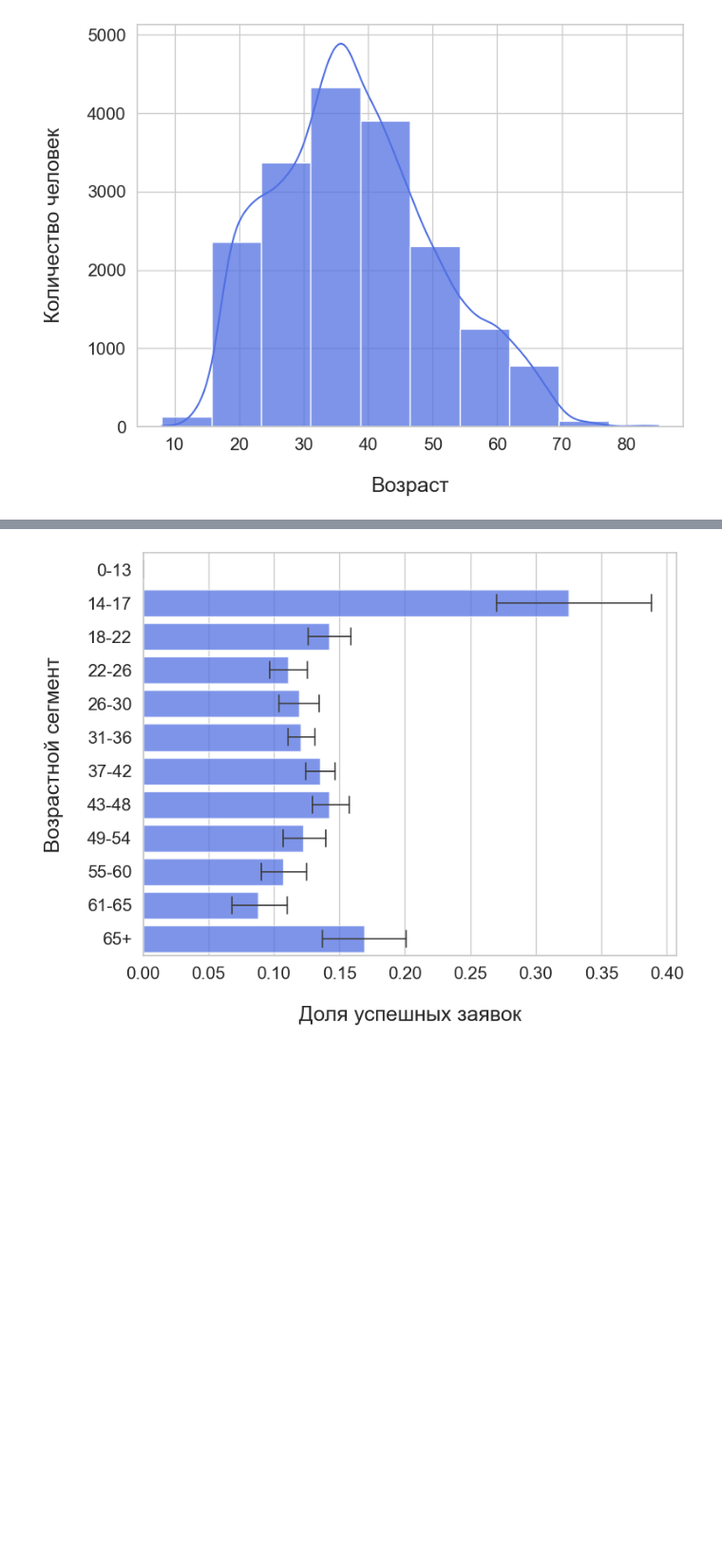
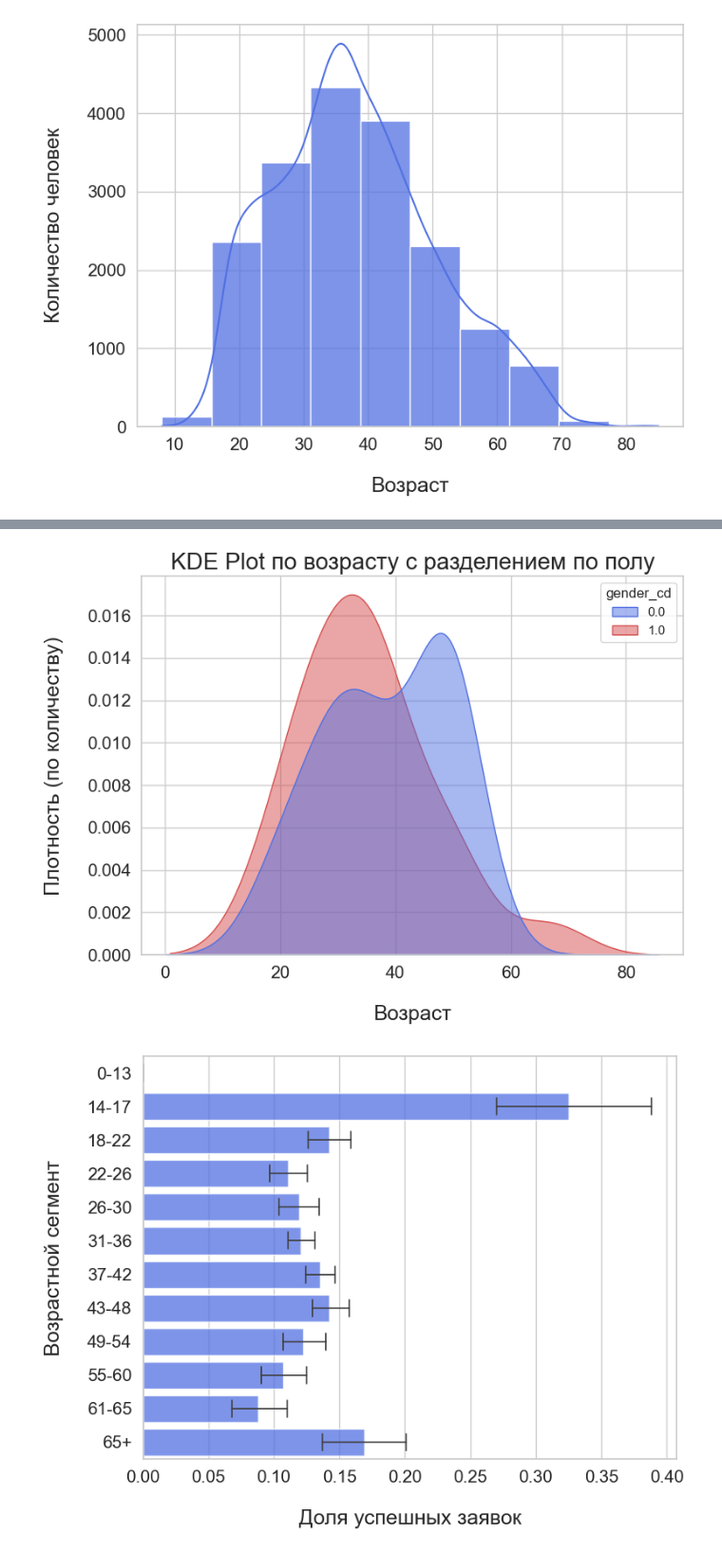
Before and after one commit to bygaga993/bread_dano_2024, a Jupyter notebook: graphics.ipynb, the cells around one changed output, grey strips where cells are left out. Shown at 95% size. Drawn from its saved outputs; the diff is of its cells as text; code cells hidden in the pictures; blank space fills up the shorter version.

```diff
--- a/graphics.ipynb
+++ b/graphics.ipynb
@@ -37,3 +84,23 @@ plt.show()
+# %%
+age_counts = df['age'].value_counts().sort_index()
+
+plt.figure(figsize=(8, 6))
+
+# Создаем KDE plot с цветовой дифференциацией по gender_cd
+sns.kdeplot(data=df, x='age', hue='gender_cd', fill=True,
+             palette=["#5170E2", "#D64E4E"], alpha=0.5, weights=age_counts)
+
+plt.xlabel('Возраст', fontsize=18, labelpad=20.0)
+plt.ylabel('Плотность (по количеству)', fontsize=18, labelpad=20.0)
+
+plt.xticks(fontsize=15)
+plt.yticks(fontsize=15)
+
+plt.title('KDE Plot по возрасту с разделением по полу', fontsize=20)
+plt.tight_layout()
+plt.show()
+# %% [output]
+[figure, added]
 # %%
 def age_segment(age):
     if 0 <= age < 14:
```
Also changed, not shown: parts of 5 cells of this notebook, 2 other files.
